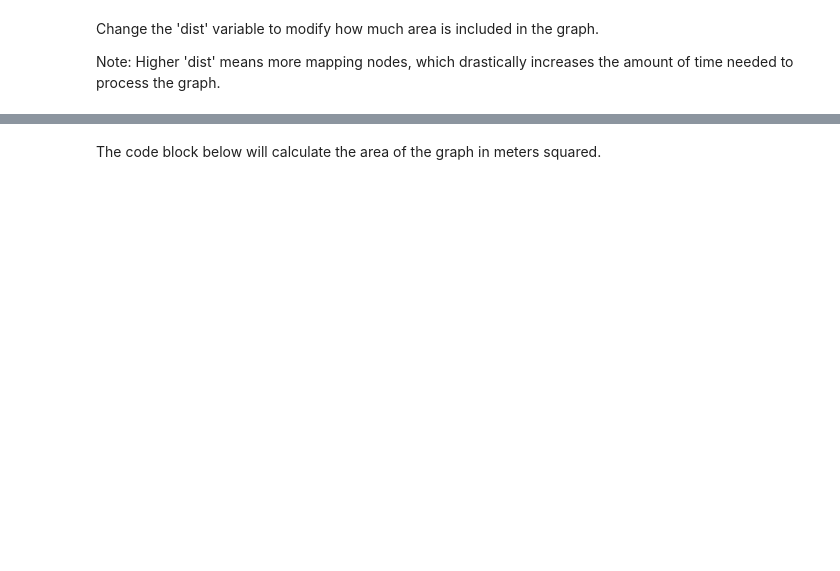
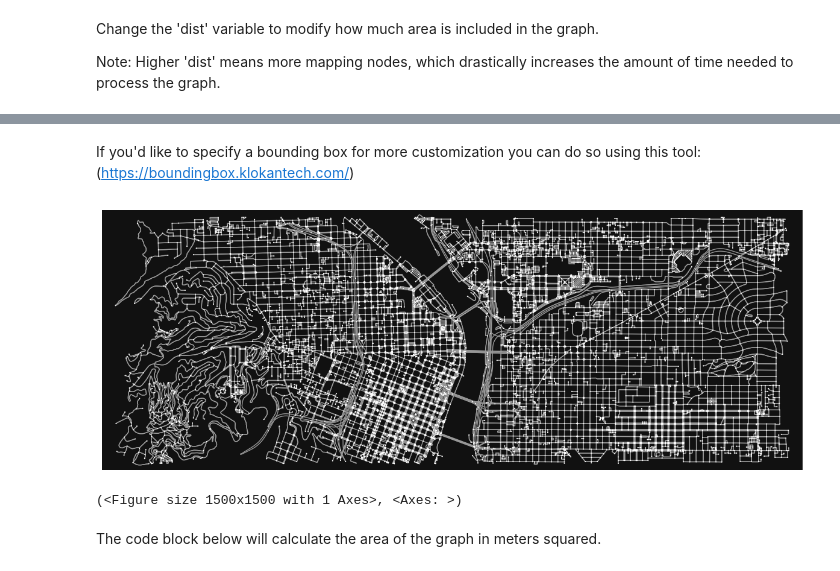
Before and after one commit to idellinger/Python-Map-Tools, a Jupyter notebook: map_create.ipynb, the cells around one changed output, grey strips where cells are left out. Drawn from its saved outputs; the diff is of its cells as text; code cells hidden in the pictures; blank space fills up the shorter version.

```diff
--- a/map_create.ipynb
+++ b/map_create.ipynb
@@ -20,3 +20,11 @@ ox.plot_graph(base_map, figsize= (15,15), node_size=5)
+# %% [markdown]
+If you'd like to specify a bounding box for more customization you can do so using this tool: (https://boundingbox.klokantech.com/)
+# %%
+bbox_map = ox.graph_from_bbox(north= 45.5380073544, south= 45.5105864524, east= -122.6179949753, west= -122.7251116745)
+ox.plot_graph(bbox_map, figsize= (15,15), node_size=2)
+# %% [output]
+[figure, added]
+(<Figure size 1500x1500 with 1 Axes>, <Axes: >)
 # %% [markdown]
 The code block below will calculate the area of the graph in meters squared.
 # %%
```
Also changed, not shown: parts of 9 cells of this notebook.
